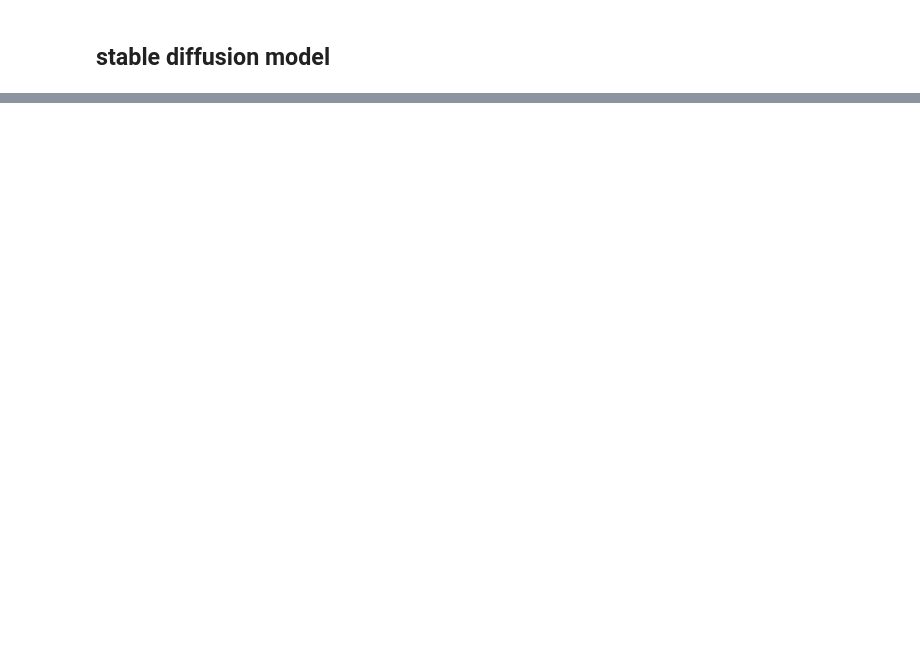
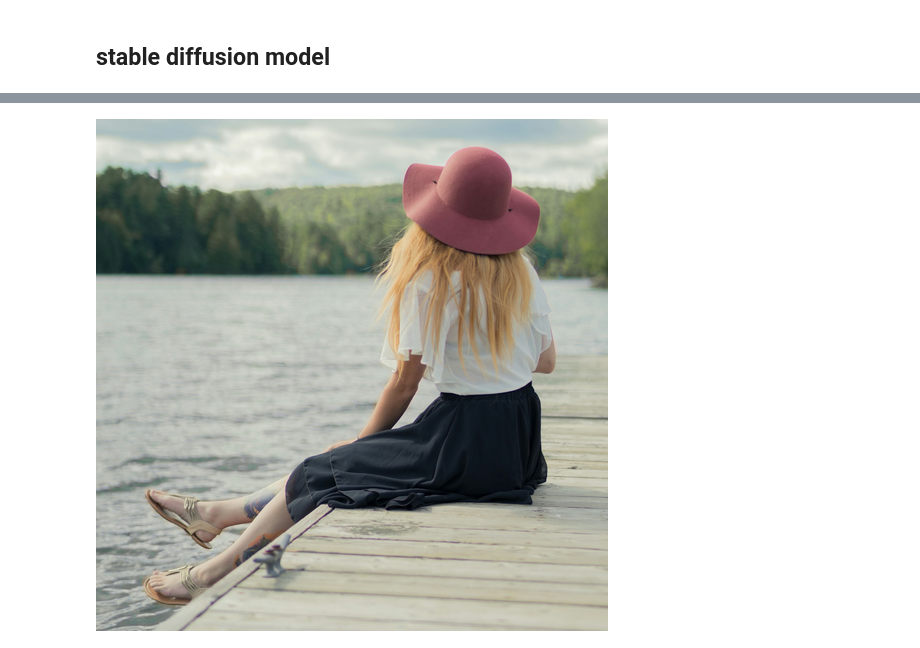
Before and after one commit to SabihShah/InPainting, a Jupyter notebook: InPainting.ipynb, the cells around one changed output, grey strips where cells are left out. Drawn from its saved outputs; the diff is of its cells as text; code cells hidden in the pictures; blank space fills up the shorter version.

```diff
--- a/InPainting.ipynb
+++ b/InPainting.ipynb
@@ -48,13 +68,15 @@ pipe.enable_xformers_memory_efficient_attention()
 # %%
 target_width, target_height = 512, 512
-source_image = Image.open('mix909-AsJirOOLN_s-unsplash.jpg')
+source_image = Image.open('images/mix909-AsJirOOLN_s-unsplash.jpg')
 
 width, height = source_image.size
 
 source_image = source_image.crop((0, height-width, width, height))
 
 source_image = source_image.resize((target_width, target_height), Image.LANCZOS)
 
 segmentation_image = np.asarray(source_image)
 display(source_image)
+# %% [output]
+[figure, added]
 # %%
```
Also changed, not shown: parts of 10 cells of this notebook, 4 other files.
